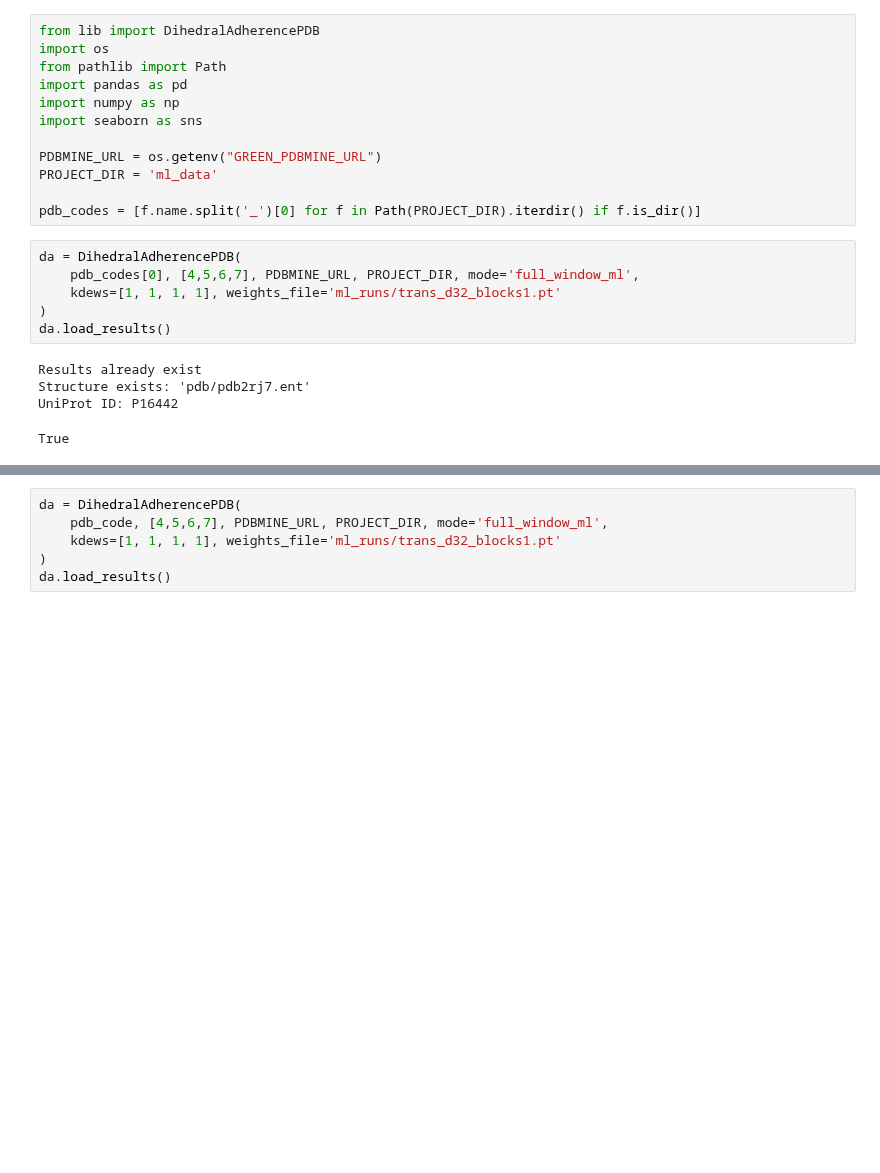
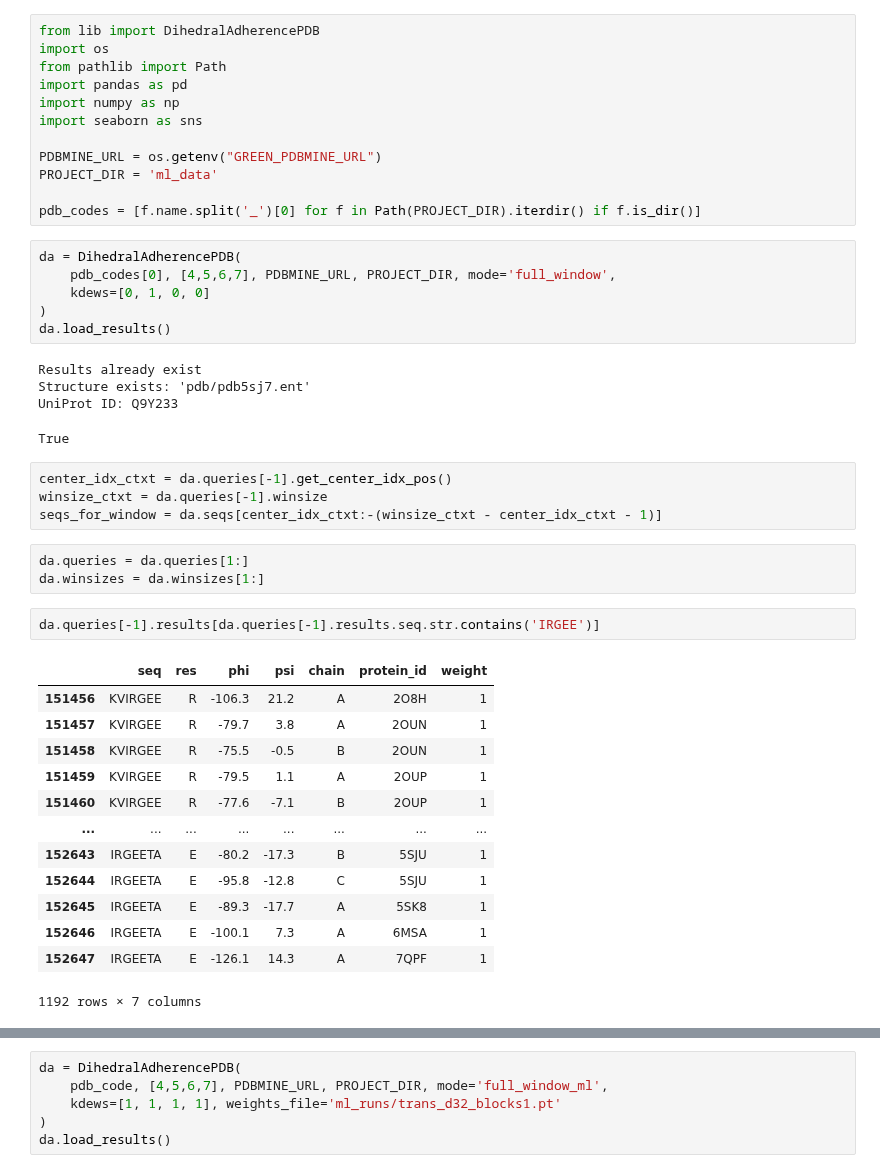
Before and after one commit to Musa-Azeem/protein-dihedral-visualization, a Jupyter notebook: test_other_proteins.ipynb, the cells around one changed output, grey strips where cells are left out. Drawn from its saved outputs; the diff is of its cells as text; blank space fills up the shorter version.

```diff
--- a/test_other_proteins.ipynb
+++ b/test_other_proteins.ipynb
@@ -15,12 +18,35 @@ PROJECT_DIR = 'ml_data'
 pdb_codes = [f.name.split('_')[0] for f in Path(PROJECT_DIR).iterdir() if f.is_dir()]
 # %%
 da = DihedralAdherencePDB(
-    pdb_codes[0], [4,5,6,7], PDBMINE_URL, PROJECT_DIR, mode='full_window_ml',
-    kdews=[1, 1, 1, 1], weights_file='ml_runs/trans_d32_blocks1.pt'
+    pdb_codes[0], [4,5,6,7], PDBMINE_URL, PROJECT_DIR, mode='full_window',
+    kdews=[0, 1, 0, 0]
 )
 da.load_results()
 # %% [output]
 Results already exist
-Structure exists: 'pdb/pdb2rj7.ent'
-UniProt ID: P16442
+Structure exists: 'pdb/pdb5sj7.ent'
+UniProt ID: Q9Y233
 True
+# %%
+center_idx_ctxt = da.queries[-1].get_center_idx_pos()
+winsize_ctxt = da.queries[-1].winsize
+seqs_for_window = da.seqs[center_idx_ctxt:-(winsize_ctxt - center_idx_ctxt - 1)]
+# %%
+da.queries = da.queries[1:]
+da.winsizes = da.winsizes[1:]
+# %%
+da.queries[-1].results[da.queries[-1].results.seq.str.contains('IRGEE')]
+# %% [output]
+|  | seq | res | phi | psi | chain | protein_id | weight |
+| 151456 | KVIRGEE | R | -106.3 | 21.2 | A | 2O8H | 1 |
+| 151457 | KVIRGEE | R | -79.7 | 3.8 | A | 2OUN | 1 |
+| 151458 | KVIRGEE | R | -75.5 | -0.5 | B | 2OUN | 1 |
+| 151459 | KVIRGEE | R | -79.5 | 1.1 | A | 2OUP | 1 |
+| 151460 | KVIRGEE | R | -77.6 | -7.1 | B | 2OUP | 1 |
+| ... | ... | ... | ... | ... | ... | ... | ... |
+| 152643 | IRGEETA | E | -80.2 | -17.3 | B | 5SJU | 1 |
+| 152644 | IRGEETA | E | -95.8 | -12.8 | C | 5SJU | 1 |
+| 152645 | IRGEETA | E | -89.3 | -17.7 | A | 5SK8 | 1 |
+| 152646 | IRGEETA | E | -100.1 | 7.3 | A | 6MSA | 1 |
+| 152647 | IRGEETA | E | -126.1 | 14.3 | A | 7QPF | 1 |
+1192 rows × 7 columns
```
Also changed, not shown: parts of 5 cells of this notebook, 4 other files.
